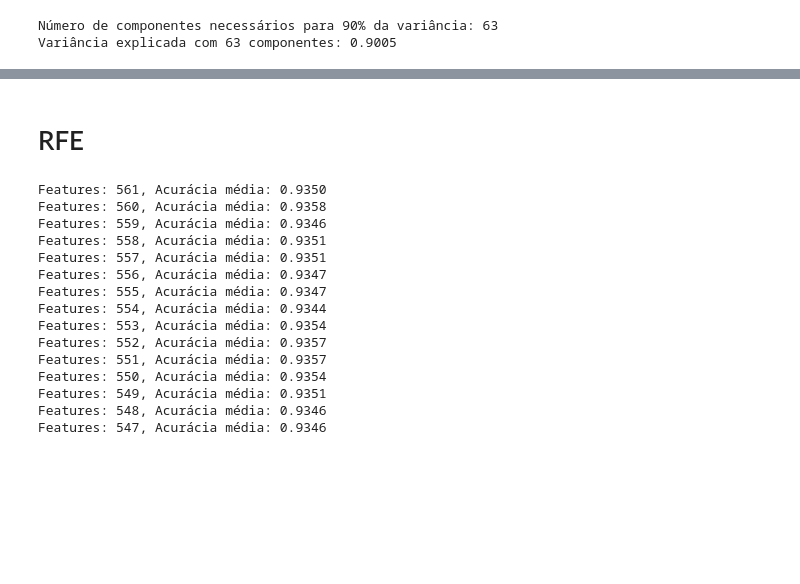
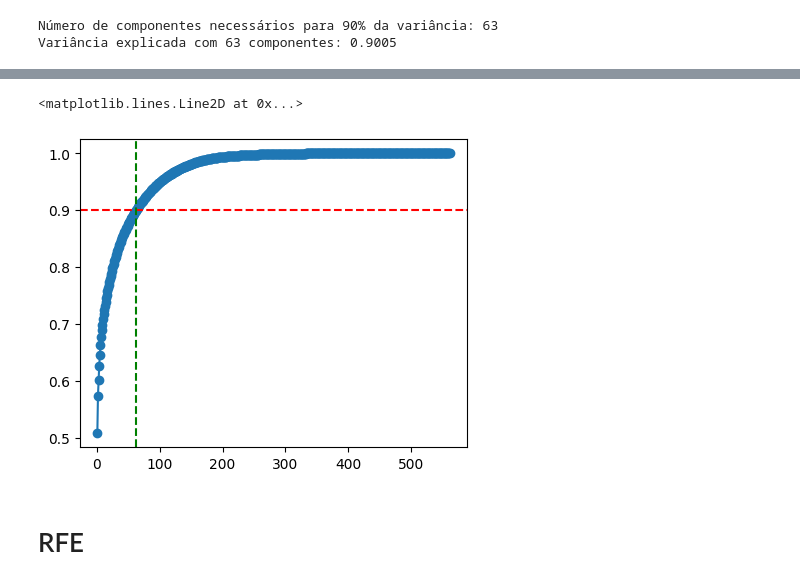
Before and after one commit to JonasCGN/Topicos_Especiais_Em_Computacao, a Jupyter notebook: 2_Trabalho/main.ipynb, the cells around one changed output, grey strips where cells are left out. Drawn from its saved outputs; the diff is of its cells as text; code cells hidden in the pictures; blank space fills up the shorter version.

```diff
--- a/2_Trabalho/main.ipynb
+++ b/2_Trabalho/main.ipynb
@@ -42,11 +45,17 @@ dados_train_y = []
 with open(path_x_train, 'r') as f:
     dados_train_x = [line.strip().split() for line in f.readlines()]
 
+with open(path_y_train, 'r') as f:
+    dados_train_y = [line.strip() for line in f.readlines()]
+
+with open(path_x_test, 'r') as f:
+    dados_test_x = [line.strip().split() for line in f.readlines()]
+
+with open(path_y_test, 'r') as f:
+    dados_test_y = [line.strip() for line in f.readlines()]
+
 with open(path_labels, 'r') as f:
     labels = [line.strip().split()[1] for line in f.readlines()]
 
-with open(path_y_train, 'r') as f:
-    dados_train_y = [line.strip() for line in f.readlines()]
-
-labels.__len__(), dados_train_x.__len__(), dados_train_y.__len__()
+labels.__len__(), dados_train_x.__len__(), dados_train_y.__len__(), dados_test_x.__len__(), dados_test_y.__len__()
 # %% [output]
@@ -54,4 +63,5 @@ labels.__len__(), dados_train_x.__len__(), dados_train_y.__len__()
 # %%
-dataframe_x = pd.DataFrame(dados_train_x, columns=labels)
-dataframe_x.head()
+dataframe_x_train = pd.DataFrame(dados_train_x, columns=labels)
+dataframe_x_test = pd.DataFrame(dados_test_x, columns=labels)
+dataframe_x_train.shape, dataframe_x_test.shape
 # %% [output]
@@ -76,8 +76,9 @@ dataframe_y.head()
 # Scaler
 # %%
 scaler = StandardScaler()
-X_scaled = scaler.fit_transform(dataframe_x)
-X_scaled[0][:5]
+X_scaled_train = scaler.fit_transform(dataframe_x_train)
+X_scaled_test = scaler.transform(dataframe_x_test)
+X_scaled_train[0][:5]
 # %% [output]
 array([ 0.20064157, -0.0636826 , -0.41962845, -0.86881389, -0.93944133])
 # %% [markdown]
@@ -109,7 +110,7 @@ plt.show()
 [figure]
 # %%
 pca_full = PCA()
-pca_full.fit(X_scaled)
+pca_full.fit(X_scaled_train)
 
 variancia_acumulada = pca_full.explained_variance_ratio_.cumsum()
 for i, variancia in enumerate(variancia_acumulada):
@@ -125,2 +138,10 @@ Variância explicada com 63 componentes: 0.9005
+# %%
+plt.figure(figsize=(5,4))
+plt.plot(range(1, len(variancia_acumulada) + 1), variancia_acumulada, marker='o')
+plt.axhline(y=0.90, color='r', linestyle='--', label='90% Variância')
+plt.axvline(x=componentes_90, color='g', linestyle='--', label=f'{componentes_90} Componentes')
+# %% [output]
+<matplotlib.lines.Line2D at 0x...>
+[figure, added]
 # %% [markdown]
 # RFE
@@ -133,35 +154,12 @@ else:
 # %%
 model = LogisticRegression(max_iter=1000)
-n_features = X_scaled.shape[1]
-scores = []
 
-if rfe is not None:
-  for k in range(n_features, 1, -1):
-      rfe = RFE(estimator=model, n_features_to_select=k)
-      X_rfe = rfe.fit_transform(X_scaled, dataframe_y.values.ravel())
-
-      acc = cross_val_score(model, X_rfe, dataframe_y.values.ravel(), cv=5, scoring='accuracy').mean()
-      scores.append((k, acc))
-      print(f"Features: {k}, Acurácia média: {acc:.4f}")
+if not os.path.exists('rfe_model.pkl'):
+  rfe = RFE(estimator=model, n_features_to_select=1, step=1, verbose=0)
+  rfe.fit(x_train, y_train);
 
   with open('rfe_model.pkl', 'wb') as f:
       pickle.dump(rfe, f)
-
-print("Support", rfe.support_)
-print("Ranking:", rfe.ranking_)
+else:
+  with open('rfe_model.pkl', 'rb') as f:
+      rfe = pickle.load(f)
-# %% [output]
-Features: 561, Acurácia média: 0.9350
-Features: 560, Acurácia média: 0.9358
-Features: 559, Acurácia média: 0.9346
-Features: 558, Acurácia média: 0.9351
-Features: 557, Acurácia média: 0.9351
-Features: 556, Acurácia média: 0.9347
-Features: 555, Acurácia média: 0.9347
-Features: 554, Acurácia média: 0.9344
-Features: 553, Acurácia média: 0.9354
-Features: 552, Acurácia média: 0.9357
-Features: 551, Acurácia média: 0.9357
-Features: 550, Acurácia média: 0.9354
-Features: 549, Acurácia média: 0.9351
-Features: 548, Acurácia média: 0.9346
-Features: 547, Acurácia média: 0.9346
```
Also changed, not shown: parts of 24 cells of this notebook, 1 other file.
